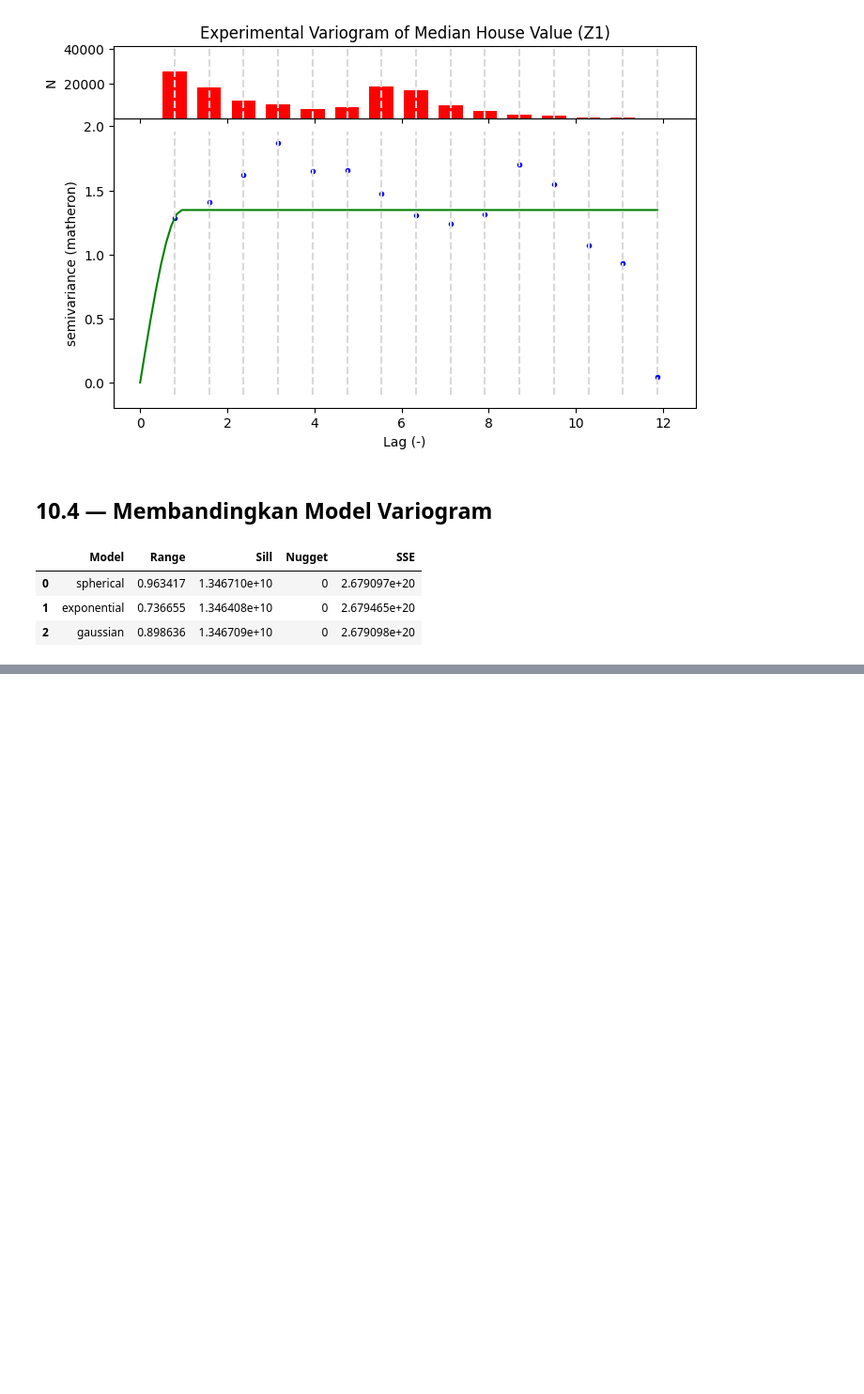
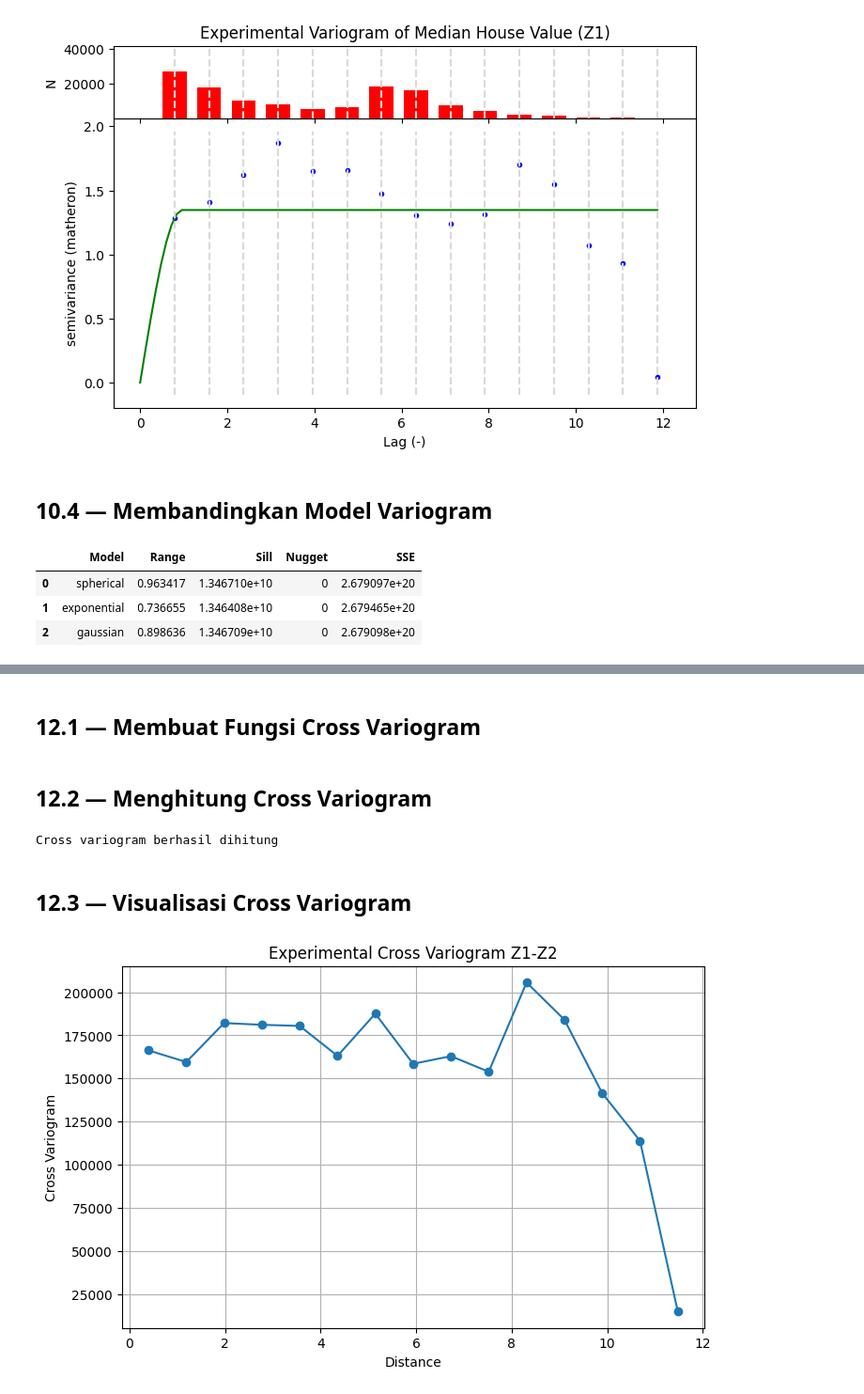
Before and after one commit to solehas25h-salmasoleha/Co-Kriging, a Jupyter notebook: Co_Kriging.ipynb, the cells around one changed output, grey strips where cells are left out. Shown at 94% size. Drawn from its saved outputs; the diff is of its cells as text; code cells hidden in the pictures; blank space fills up the shorter version.

```diff
--- a/Co_Kriging.ipynb
+++ b/Co_Kriging.ipynb
@@ -438,0 +549,2 @@ tabel_variogram_Z1
+# %% [markdown]
+## 12.1 — Membuat Fungsi Cross Variogram
@@ -438,0 +628,59 @@ tabel_variogram_Z1
+# %% [markdown]
+## 12.2 — Menghitung Cross Variogram
+# %%
+cross_distance, cross_gamma = cross_variogram(
+
+    coords,
+
+    Z1,
+
+    Z2
+
+)
+
+
+print(
+    "Cross variogram berhasil dihitung"
+)
+# %% [output]
+Cross variogram berhasil dihitung
+# %% [markdown]
+## 12.3 — Visualisasi Cross Variogram
+# %%
+plt.figure(
+    figsize=(8,5)
+)
+
+
+plt.plot(
+
+    cross_distance,
+
+    cross_gamma,
+
+    marker="o"
+
+)
+
+
+plt.xlabel(
+    "Distance"
+)
+
+
+plt.ylabel(
+    "Cross Variogram"
+)
+
+
+plt.title(
+    "Experimental Cross Variogram Z1-Z2"
+)
+
+
+plt.grid()
+
+
+plt.show()
+# %% [output]
+[figure, added]
```
Also changed, not shown: parts of 16 cells of this notebook.
